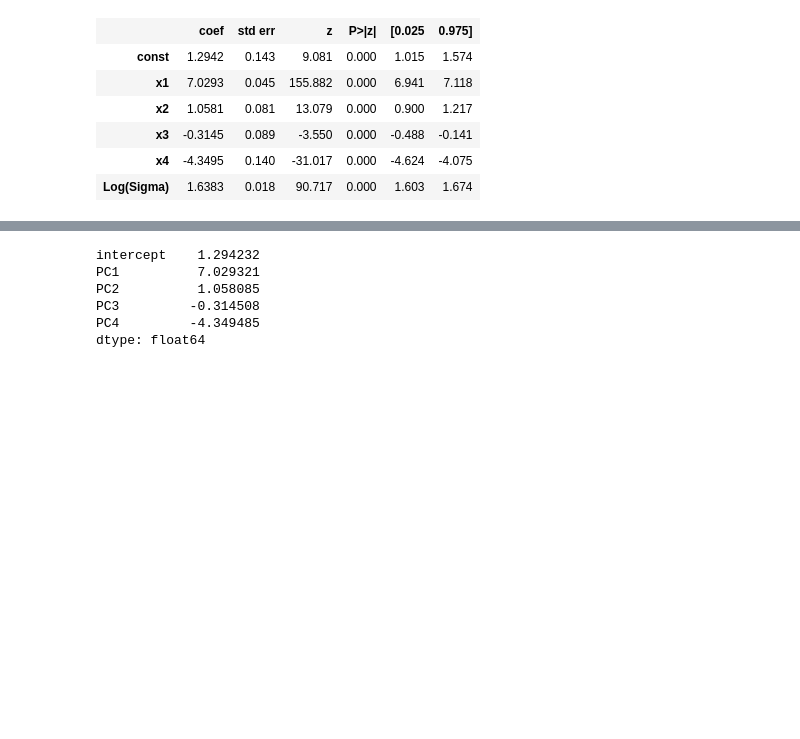
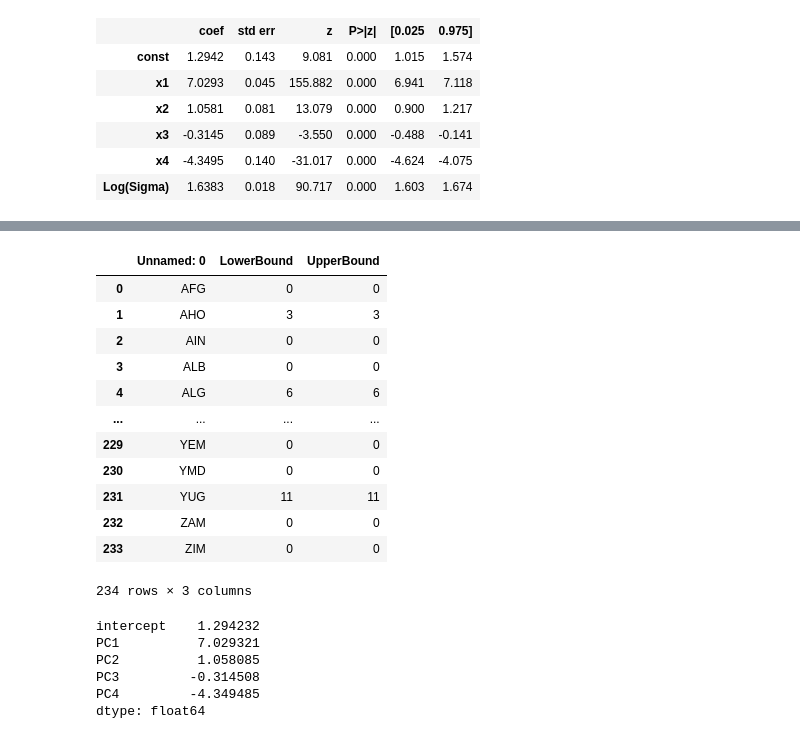
Before and after one commit to cynthiaWEpicCoder/MCM, a Jupyter notebook: PCAbutfr.ipynb, the cells around one changed output, grey strips where cells are left out. Drawn from its saved outputs; the diff is of its cells as text; code cells hidden in the pictures; blank space fills up the shorter version.

```diff
--- a/PCAbutfr.ipynb
+++ b/PCAbutfr.ipynb
@@ -341,3 +349,34 @@ inputs = pd.merge(data0, PCs28, on=)
+# %%
+df = pd.read_csv("MEDALTABLE.csv")
+# Censor negative values to 0
+df["LowerBound"] = df["LowerBound"].clip(lower=0)
+df["UpperBound"] = df["UpperBound"].clip(lower=0)
+
+# Ensure smaller value is in "LowerBound" and larger in "UpperBound"
+df["LowerBound"], df["UpperBound"] = (
+    df[["LowerBound", "UpperBound"]].min(axis=1),
+    df[["LowerBound", "UpperBound"]].max(axis=1)
+)
+
+# Round values to the nearest integers
+df["LowerBound"] = df["LowerBound"].round().astype(int)
+df["UpperBound"] = df["UpperBound"].round().astype(int)
+
+df.hea
+# %% [output]
+|  | Unnamed: 0 | LowerBound | UpperBound |
+| 0 | AFG | 0 | 0 |
+| 1 | AHO | 3 | 3 |
+| 2 | AIN | 0 | 0 |
+| 3 | ALB | 0 | 0 |
+| 4 | ALG | 6 | 6 |
+| ... | ... | ... | ... |
+| 229 | YEM | 0 | 0 |
+| 230 | YMD | 0 | 0 |
+| 231 | YUG | 11 | 11 |
+| 232 | ZAM | 0 | 0 |
+| 233 | ZIM | 0 | 0 |
+234 rows × 3 columns
 # %%
 tobit_params = pd.Series(index=['intercept', 'PC1', 'PC2', 'PC3', 'PC4'], data=results.params[:-1])
 tobit_params
```
Also changed, not shown: parts of 3 cells of this notebook, 1 other file.
